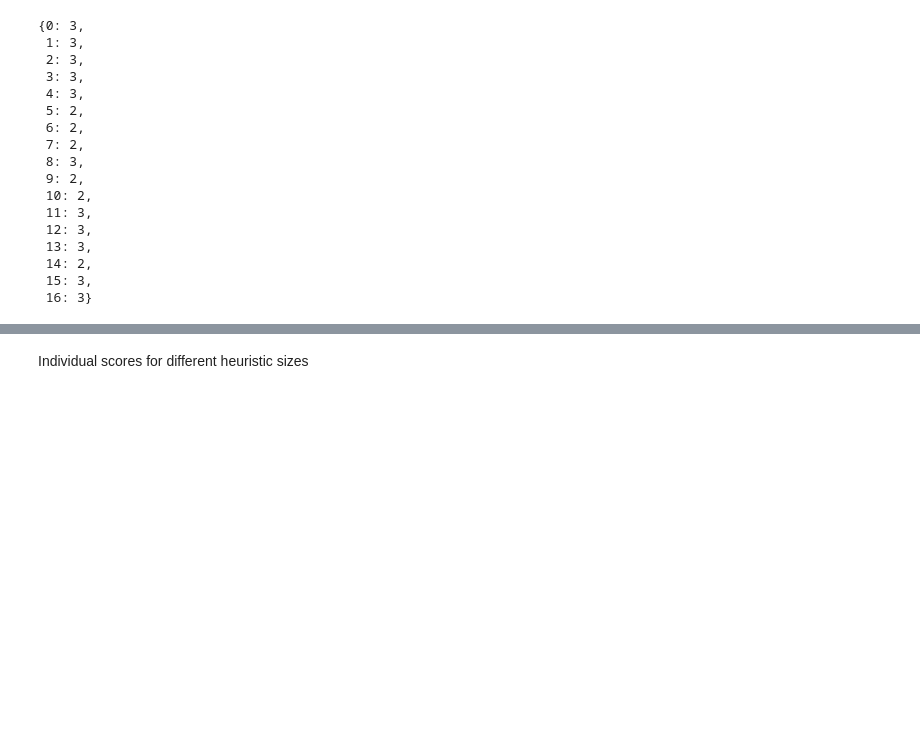
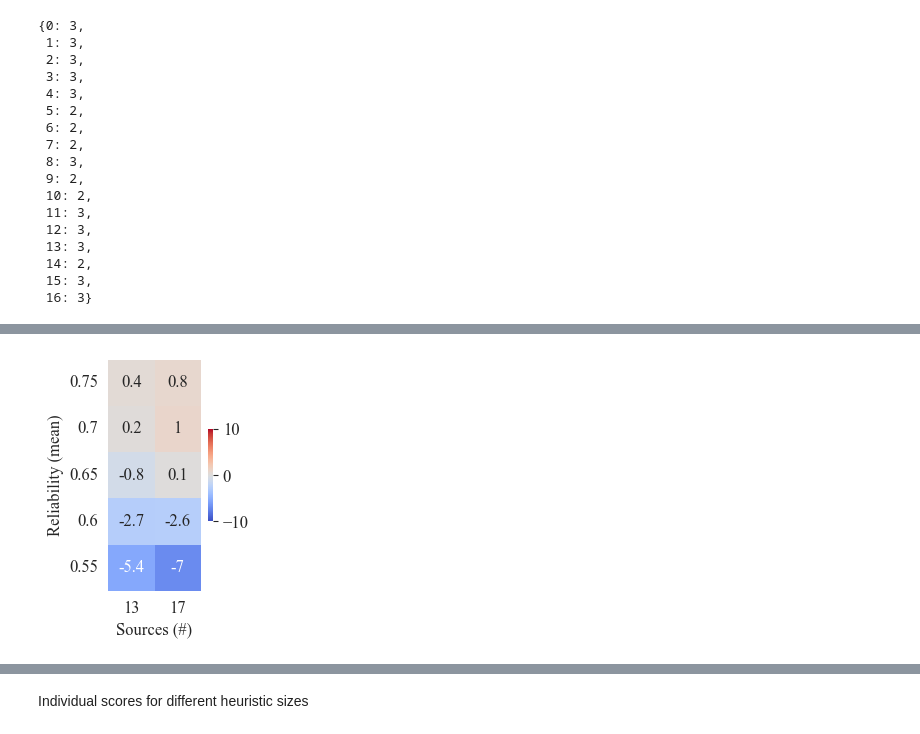
Before and after one commit to HeinDuijf/DiversityAbility, a Jupyter notebook: DataAnalysis.ipynb, the cells around one changed output, grey strips where cells are left out. Cells and saved outputs as stored; diff of their text form; code cells hidden in the pictures; blank space fills up the shorter version.

```diff
--- a/DataAnalysis.ipynb
+++ b/DataAnalysis.ipynb
@@ -502,3 +424,5 @@ visualize_heatmap(outcome="accuracy", diverse_team_type="qualified_diverse_10",
 # %%
-visualize_heatmap(outcome="pool_accuracy", diverse_team_type="qualified_diverse_10", colors=True)
+visualize_heatmap(outcome="pool_accuracy", diverse_team_type="qualified_diverse_10", colors=True, show=True)
+# %% [output]
+[figure, added]
 # %%
```
Also changed, not shown: parts of 24 cells of this notebook.
